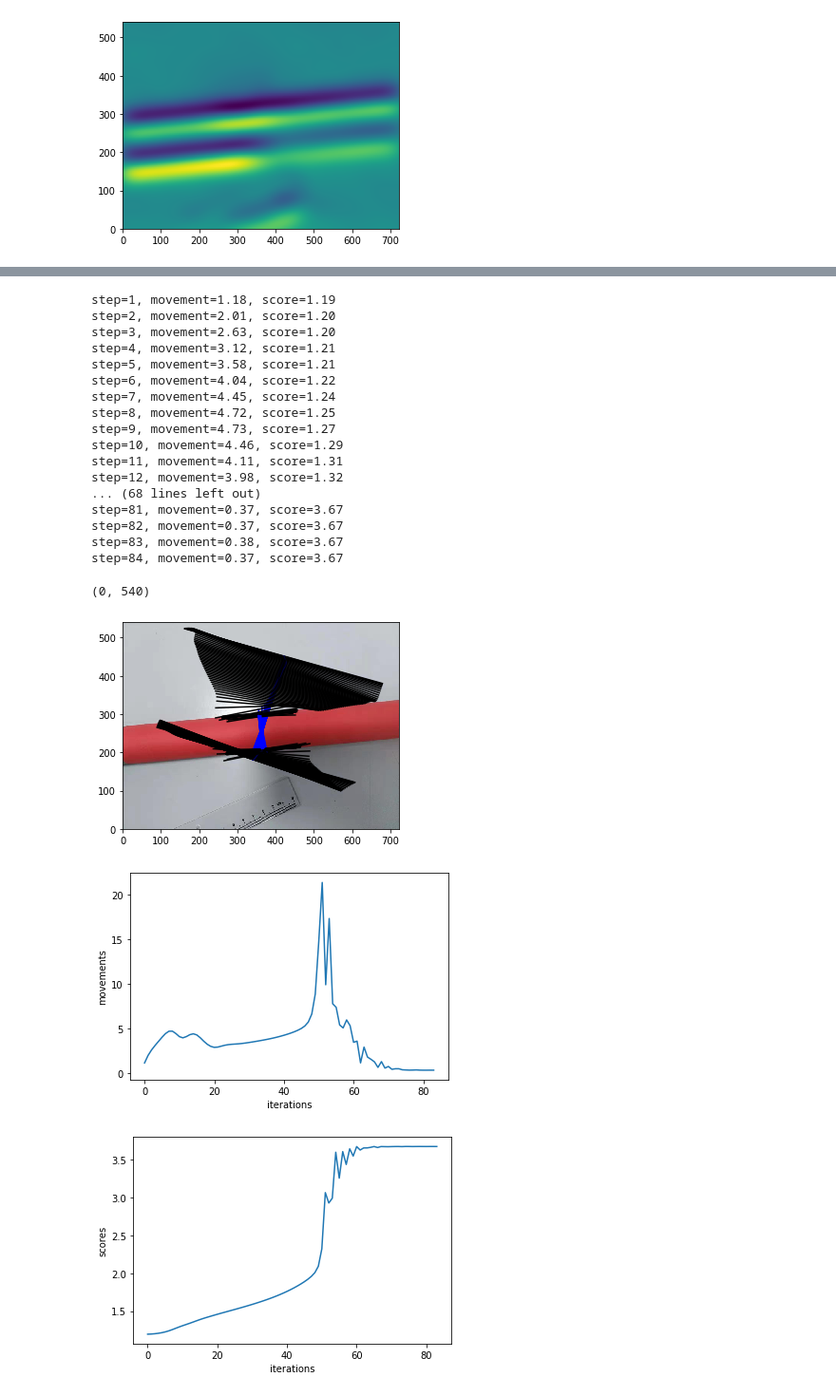
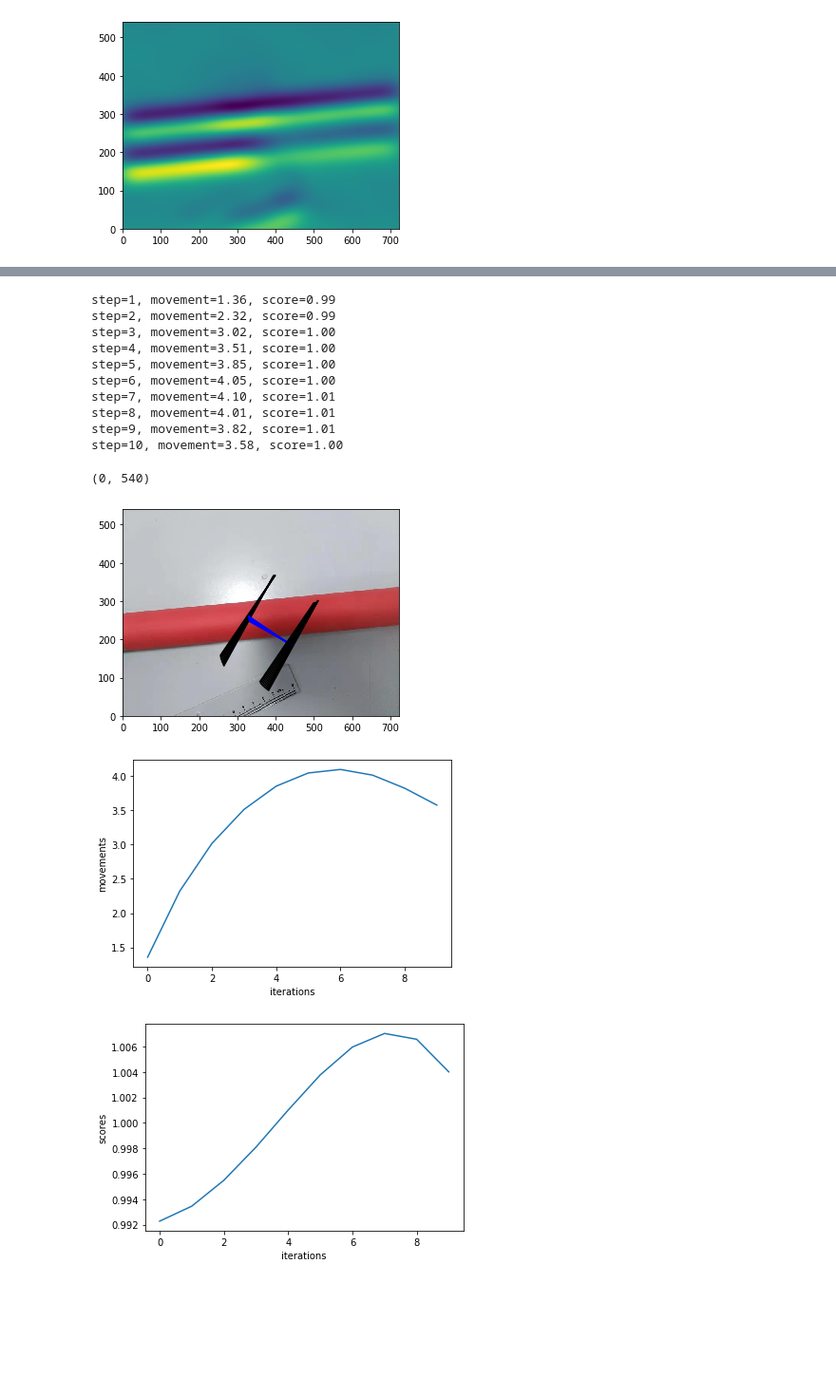
Before and after one commit to ChengYinghao/wireRod, a Jupyter notebook: gradient.ipynb, the cells around one changed output, grey strips where cells are left out. Shown: that part at 95% size. Drawn from its saved outputs; the diff is of its cells as text; code cells hidden in the pictures; blank space fills up the shorter version.

```diff
--- a/gradient.ipynb
+++ b/gradient.ipynb
@@ -61,15 +61,22 @@ plt.ylim(0,h)
 # %%
 ps = np.stack(np.meshgrid(np.arange(w),np.flip(np.arange(h))),-1)
 # %%
-def lines_mask(p1,p2,ps,thickness=5):
-    n = p2-p1
-    n = n/np.sqrt(np.sum(np.square(n),-1))
+def lines_mask(p1,p2,ps,thickness=1,expand=3):
+    dp = p2-p1
+    l = np.sqrt(np.sum(np.square(dp),-1))
+    n = dp/l
+    m = n@np.array([[0,-1],[1,0]])
 
     d1 = np.abs(np.sum((ps-p1)*n,-1))
     d2 = np.abs(np.sum((ps-p2)*n,-1))
+    dl = np.abs(np.sum((ps-p1)*m,-1))
 
-    line1 = np.clip(thickness/2-d1,0.0,1.0)
-    line2 = np.clip(thickness/2-d2,0.0,1.0)
+    line1 = np.clip(thickness/2-d1+expand,0.0,expand)/expand
+    line2 = np.clip(thickness/2-d2+expand,0.0,expand)/expand
+
+    cut = np.clip(l-dl+expand,0.0,expand)/expand
+    line1 *= cut
+    line2 *= cut
 
     return line1, line2
 
@@ -165,9 +172,10 @@ momentum = 1
 damping = 0.3
 
 length = np.sqrt(w*h)
-thickness = 5
+thickness = 1
+expand = 3
 
-pan_m = 0.0001*length*thickness
+pan_m = 0.0002*length*thickness
 rot_m = 0.002*length*length*thickness
 spr_m = 0.1*length
 
@@ -176,8 +184,8 @@ plot_ruler(p1,p2)
 mask1, mask2 = lines_mask(p1,p2,ps,thickness)
 mask_all = mask1+mask2
 
-for i in range(100):
-    mask1, mask2 = lines_mask(p1,p2,ps,thickness)
+for i in range(10):
+    mask1, mask2 = lines_mask(p1,p2,ps,thickness,expand)
     mask_all = mask1+mask2
 
     pc = (p1+p2)/2
@@ -223,50 +231,43 @@ for i in range(100):
     scores.append(score)
 
     print(f"step={len(movements)}, movement={movement:.2f}, score={score:.2f}")
     plot_ruler(p1,p2)
 
     if len(movements)>5:
         if movements[-1]<0.5:
             last_movements = np.array(movements[-5:])
             mean = np.mean(last_movements)
             std_dev = np.sqrt(np.mean(np.square(last_movements-mean)))
             if std_dev/mean <= 0.01:
                 break
 
 plt.figure()
 plt.plot(movements)
 plt.ylabel("movements")
 plt.xlabel("iterations")
 
 plt.figure()
 plt.plot(scores)
 plt.ylabel("scores")
 plt.xlabel("iterations")
 
 plt.figure()
 plt.imshow(img_raw, extent=(0,w,0,h))
 plot_ruler(p1,p2)
 plt.xlim(0,w)
 plt.ylim(0,h)
 # %% [output]
-step=1, movement=1.18, score=1.19
-step=2, movement=2.01, score=1.20
-step=3, movement=2.63, score=1.20
-step=4, movement=3.12, score=1.21
-step=5, movement=3.58, score=1.21
-step=6, movement=4.04, score=1.22
-step=7, movement=4.45, score=1.24
-step=8, movement=4.72, score=1.25
-step=9, movement=4.73, score=1.27
-step=10, movement=4.46, score=1.29
-step=11, movement=4.11, score=1.31
-step=12, movement=3.98, score=1.32
-... (68 lines left out)
-step=81, movement=0.37, score=3.67
-step=82, movement=0.37, score=3.67
-step=83, movement=0.38, score=3.67
-step=84, movement=0.37, score=3.67
+step=1, movement=1.36, score=0.99
+step=2, movement=2.32, score=0.99
+step=3, movement=3.02, score=1.00
+step=4, movement=3.51, score=1.00
+step=5, movement=3.85, score=1.00
+step=6, movement=4.05, score=1.00
+step=7, movement=4.10, score=1.01
+step=8, movement=4.01, score=1.01
+step=9, movement=3.82, score=1.01
+step=10, movement=3.58, score=1.00
 (0, 540)
-[figure, old version]
+[figure, new version]
-[figure, old version]
+[figure, new version]
-[figure, old version]
+[figure, new version]
```
Also changed, not shown: parts of 5 cells of this notebook.
